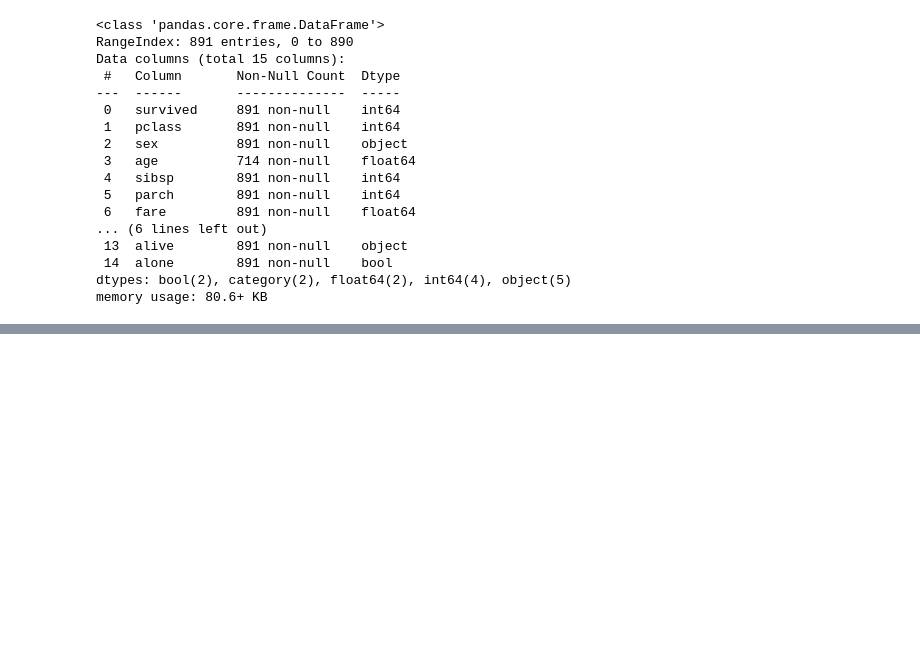
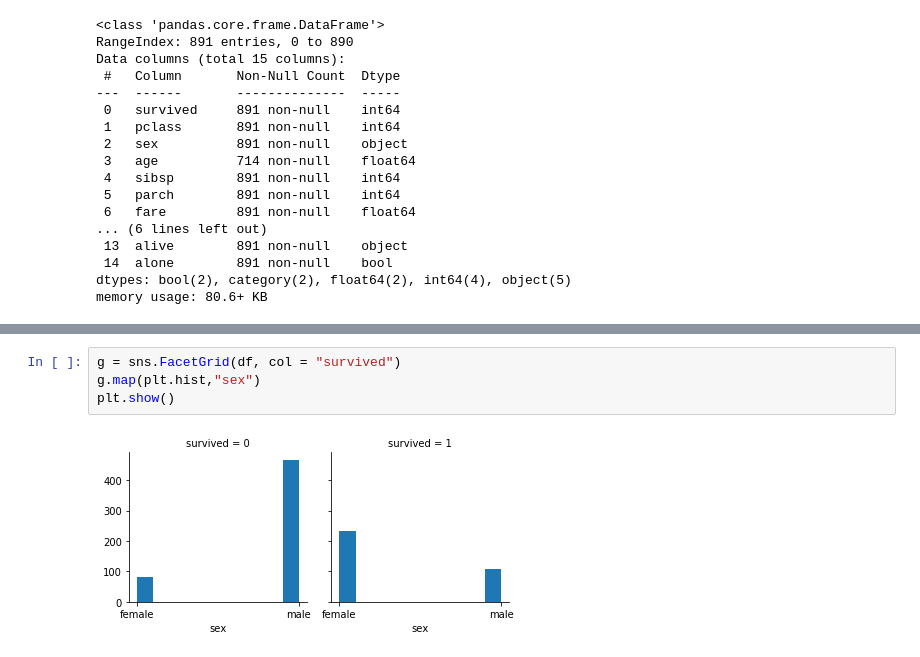
Before and after one commit to tanny1023/ML100-Days, a Jupyter notebook: D21 運用實際資料集進行資料視覺化練習_蔡欣恬.ipynb, the cells around one changed output, grey strips where cells are left out. Saved outputs shown, nothing was run; the diff lists cells and outputs as text; blank space fills up the shorter version.

```diff
--- a/D21 運用實際資料集進行資料視覺化練習_蔡欣恬.ipynb
+++ b/D21 運用實際資料集進行資料視覺化練習_蔡欣恬.ipynb
@@ -38,0 +44,6 @@ memory usage: 80.6+ KB
+# %%
+g = sns.FacetGrid(df, col = "survived")
+g.map(plt.hist,"sex")
+plt.show()
+# %% [output]
+[figure, added]
```
Also changed, not shown: parts of 7 cells of this notebook.
